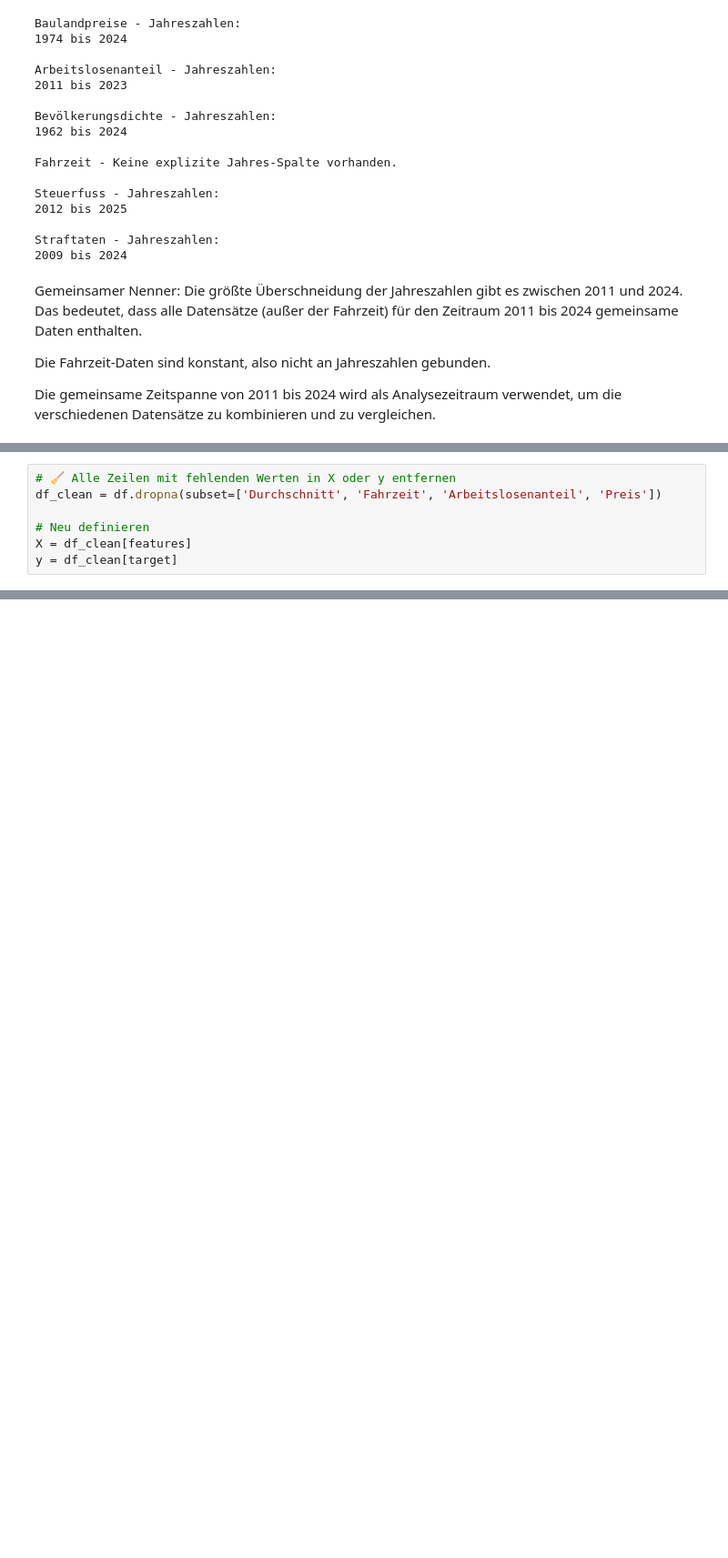
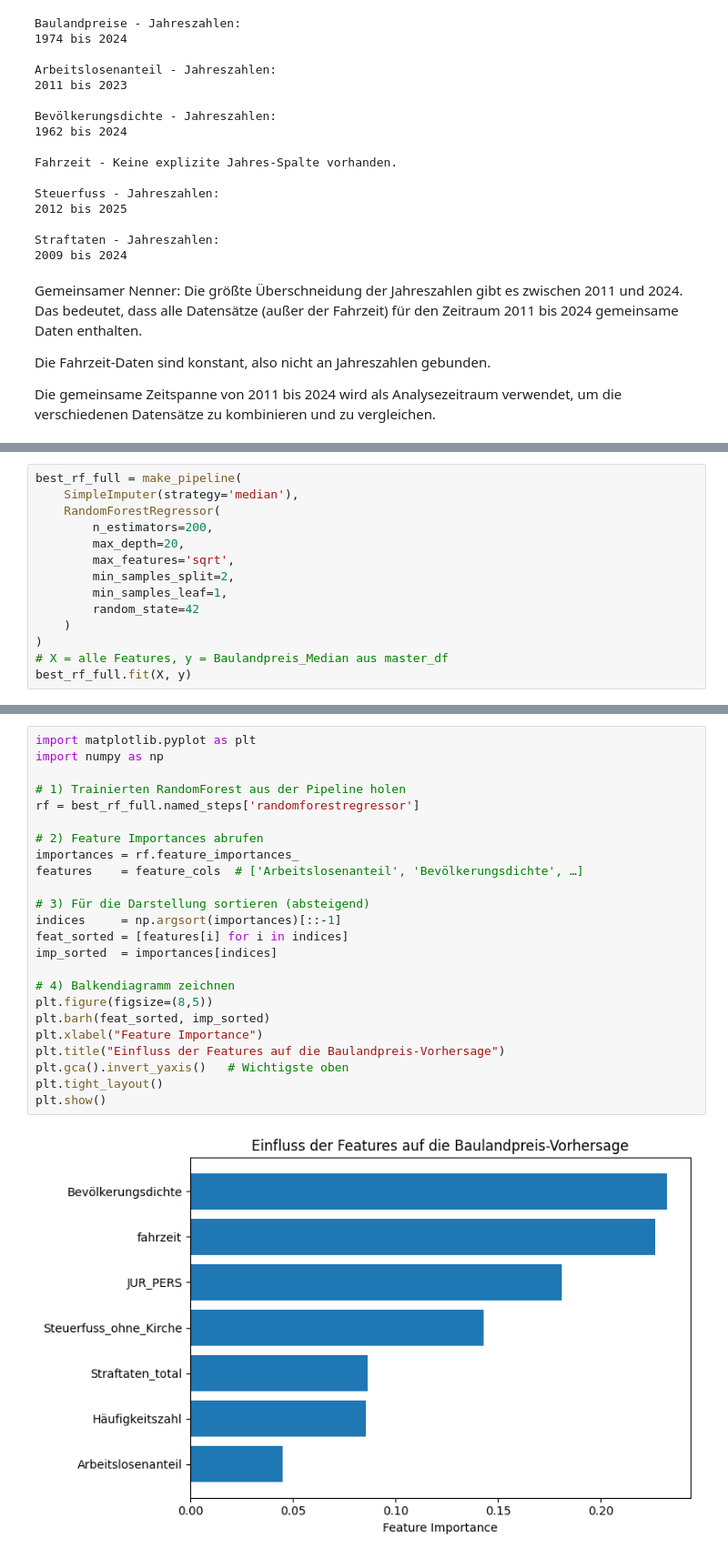
Before and after one commit to Bina-G10/BINA-G10, a Jupyter notebook: bina_gruppe10.ipynb, the cells around one changed output, grey strips where cells are left out. Shown at 91% size. Cells and saved outputs as stored; diff of their text form; blank space fills up the shorter version.

```diff
--- a/bina_gruppe10.ipynb
+++ b/bina_gruppe10.ipynb
@@ -642,7 +521,0 @@ print(f"RMSE: {rmse_rf:.2f}")
-# %%
-# 🧹 Alle Zeilen mit fehlenden Werten in X oder y entfernen
-df_clean = df.dropna(subset=['Durchschnitt', 'Fahrzeit', 'Arbeitslosenanteil', 'Preis'])
-
-# Neu definieren
-X = df_clean[features]
-y = df_clean[target]
@@ -1185,0 +1040,14 @@ Steuerfuss: Kein starker Einfluss, aber könnte in bestimmten Kontexten wichtig
+# %%
+best_rf_full = make_pipeline(
+    SimpleImputer(strategy='median'),
+    RandomForestRegressor(
+        n_estimators=200,
+        max_depth=20,
+        max_features='sqrt',
+        min_samples_split=2,
+        min_samples_leaf=1,
+        random_state=42
+    )
+)
+# X = alle Features, y = Baulandpreis_Median aus master_df
+best_rf_full.fit(X, y)
@@ -1185,0 +1088,26 @@ Steuerfuss: Kein starker Einfluss, aber könnte in bestimmten Kontexten wichtig
+# %%
+import matplotlib.pyplot as plt
+import numpy as np
+
+# 1) Trainierten RandomForest aus der Pipeline holen
+rf = best_rf_full.named_steps['randomforestregressor']
+
+# 2) Feature Importances abrufen
+importances = rf.feature_importances_
+features    = feature_cols  # ['Arbeitslosenanteil', 'Bevölkerungsdichte', …]
+
+# 3) Für die Darstellung sortieren (absteigend)
+indices     = np.argsort(importances)[::-1]
+feat_sorted = [features[i] for i in indices]
+imp_sorted  = importances[indices]
+
+# 4) Balkendiagramm zeichnen
+plt.figure(figsize=(8,5))
+plt.barh(feat_sorted, imp_sorted)
+plt.xlabel("Feature Importance")
+plt.title("Einfluss der Features auf die Baulandpreis-Vorhersage")
+plt.gca().invert_yaxis()   # Wichtigste oben
+plt.tight_layout()
+plt.show()
+# %% [output]
+[figure, added]
```
Also changed, not shown: parts of 69 cells of this notebook.
